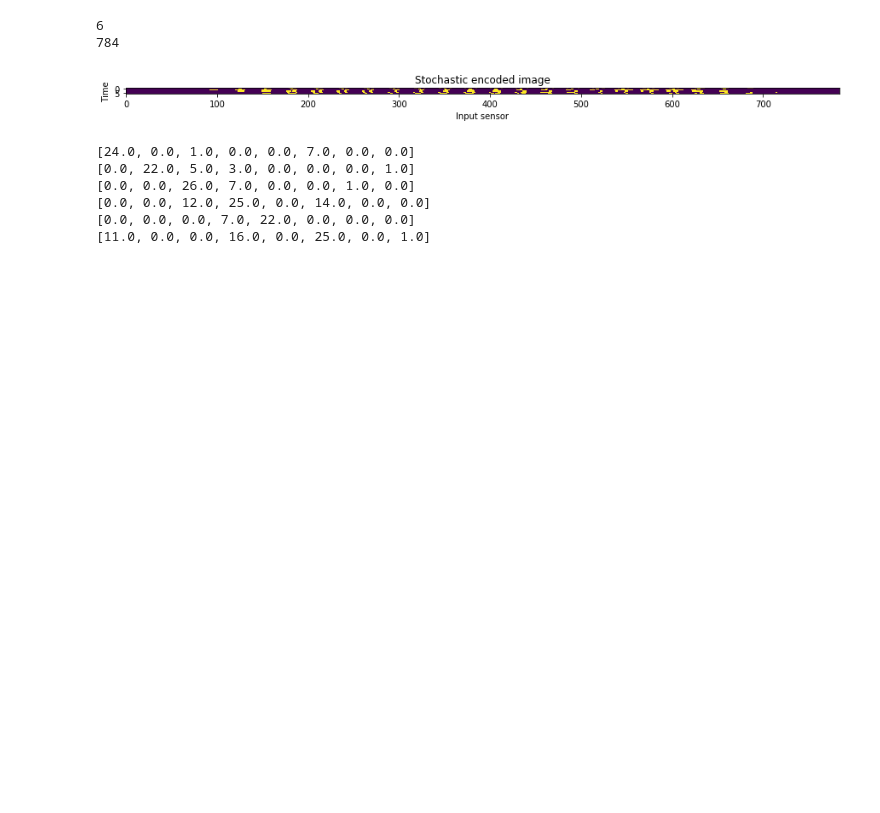
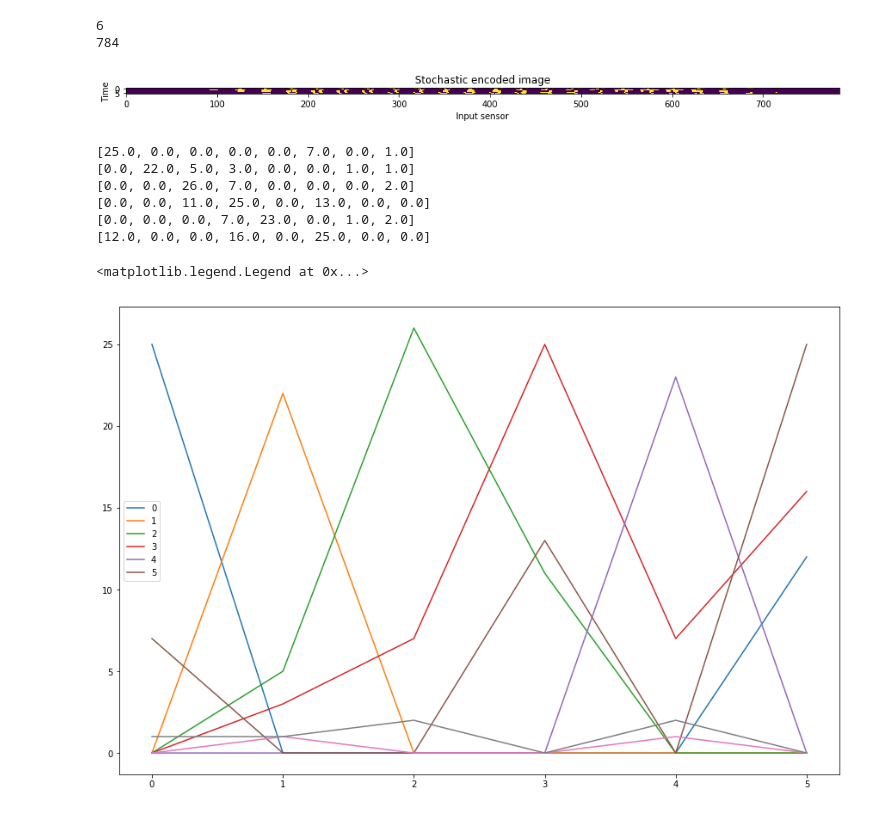
Before and after one commit to serdarbababa/mak_yolu, a Jupyter notebook: LIF_detailed.ipynb, the cells around one changed output. Drawn from its saved outputs; the diff is of its cells as text; code cells hidden in the pictures; blank space fills up the shorter version.

```diff
--- a/LIF_detailed.ipynb
+++ b/LIF_detailed.ipynb
@@ -202,7 +210,8 @@ def learned_weights():
 	ans = []
 	for image in image_names:
 		temp = []
-		img = imageio.imread("/Users/serdar/Documents/python/test1/Spiking-Neural-Network/classification/training_images/" + image + ".png")
+		path = r"C:\Users\dellCTA\Documents\Python Scripts\mak_yolu\media\\"+image+".png"
+		img = imageio.imread(path)
 		for i in img:
 			for j in i:
 				if(j==0):
@@ -260,12 +269,14 @@ for i in range(num_of_images, n):
     for j in range(m):
         synapse[i][j] = random.uniform(w_min, w_max)
 
+results= []
 for k in range(epoch):
     for i in range(1, 7):
         spike_count = np.zeros((n, 1))
 
         # read the image to be classified
-        img = imageio.imread("/Users/serdar/Documents/python/test1/Spiking-Neural-Network/classification/training_images/" + str(i) + ".png")
+        path = r"C:\Users\dellCTA\Documents\Python Scripts\mak_yolu\media\\"+str(i)+".png"
+        img = imageio.imread(path)
 
         # initialize the potentials of output neurons
         for x in layer2:
@@ -288,36 +299,43 @@ for k in range(epoch):
                 # update potential if not in refractory period
                 if (x.t_rest < t):
                     x.P = x.P + np.dot(synapse[j], train[:, t])
                     if (x.P > x.Prest):
                         x.P -= x.D
                     active_pot[j] = x.P
 
             # Lateral Inhibition
             if (f_spike == 0):
                 high_pot = max(active_pot)
                 if (high_pot > Pth):
                     f_spike = 1
                     winner = np.argmax(active_pot)
                     for s in range(n):
                         if (s != winner):
                             layer2[s].P = layer2[s].Pmin
 
             # Check for spikes
             for j, x in enumerate(layer2):
                 s = x.check()
                 if (s == 1):
                     spike_count[j] += 1
                     x.t_rest = t + x.t_ref
         a = []
         for i in spike_count:
             # print(i,)
             a.append((i[0]))
         print(a)
+        results.append(a)
+
+plt.plot(results)
+plt.legend(["0","1","2","3","4","5"])
+
     # print( i , list(spike_count),)
 # %% [output]
-[24.0, 0.0, 1.0, 0.0, 0.0, 7.0, 0.0, 0.0]
-[0.0, 22.0, 5.0, 3.0, 0.0, 0.0, 0.0, 1.0]
-[0.0, 0.0, 26.0, 7.0, 0.0, 0.0, 1.0, 0.0]
-[0.0, 0.0, 12.0, 25.0, 0.0, 14.0, 0.0, 0.0]
-[0.0, 0.0, 0.0, 7.0, 22.0, 0.0, 0.0, 0.0]
-[11.0, 0.0, 0.0, 16.0, 0.0, 25.0, 0.0, 1.0]
+[25.0, 0.0, 0.0, 0.0, 0.0, 7.0, 0.0, 1.0]
+[0.0, 22.0, 5.0, 3.0, 0.0, 0.0, 1.0, 1.0]
+[0.0, 0.0, 26.0, 7.0, 0.0, 0.0, 0.0, 2.0]
+[0.0, 0.0, 11.0, 25.0, 0.0, 13.0, 0.0, 0.0]
+[0.0, 0.0, 0.0, 7.0, 23.0, 0.0, 1.0, 2.0]
+[12.0, 0.0, 0.0, 16.0, 0.0, 25.0, 0.0, 0.0]
+<matplotlib.legend.Legend at 0x...>
+[figure, added]
```
Also changed, not shown: parts of 5 cells of this notebook, 7 other files.
